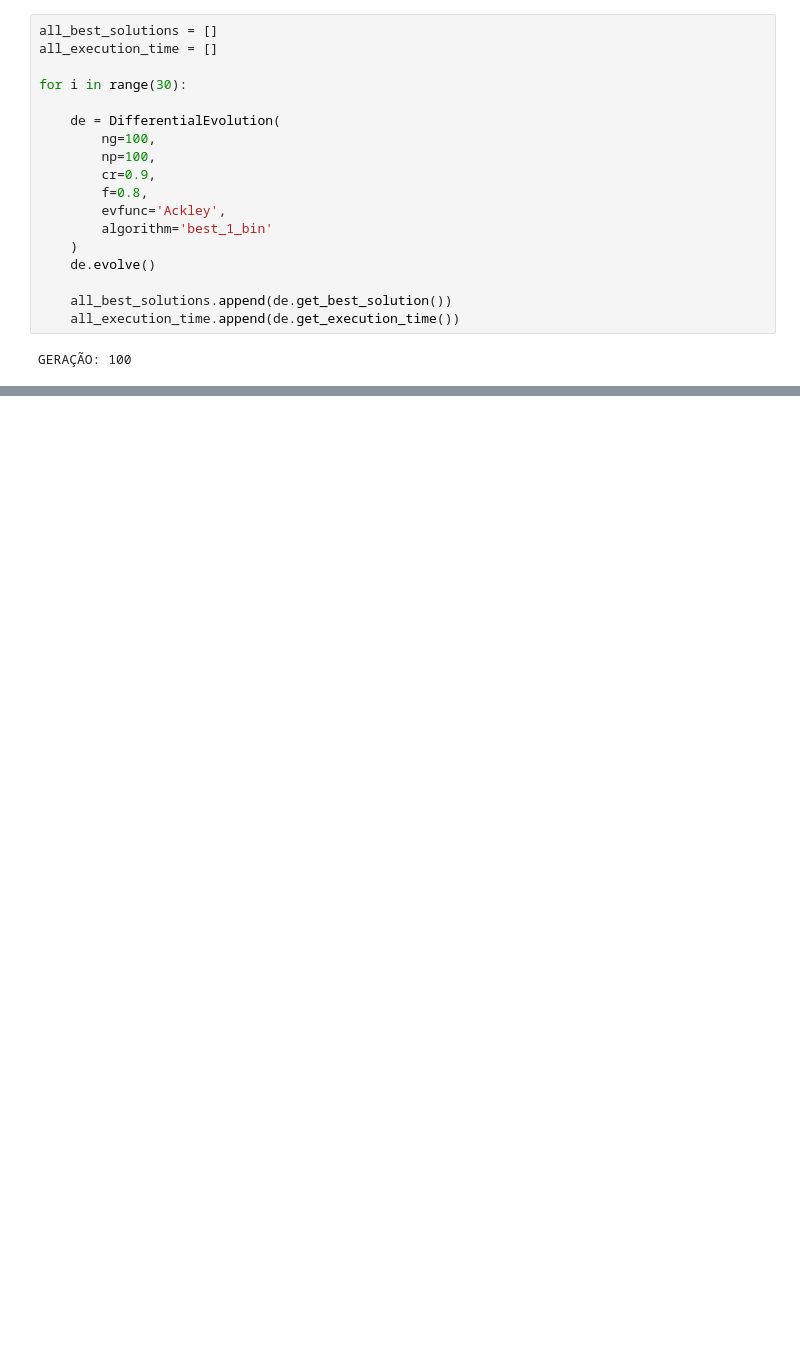
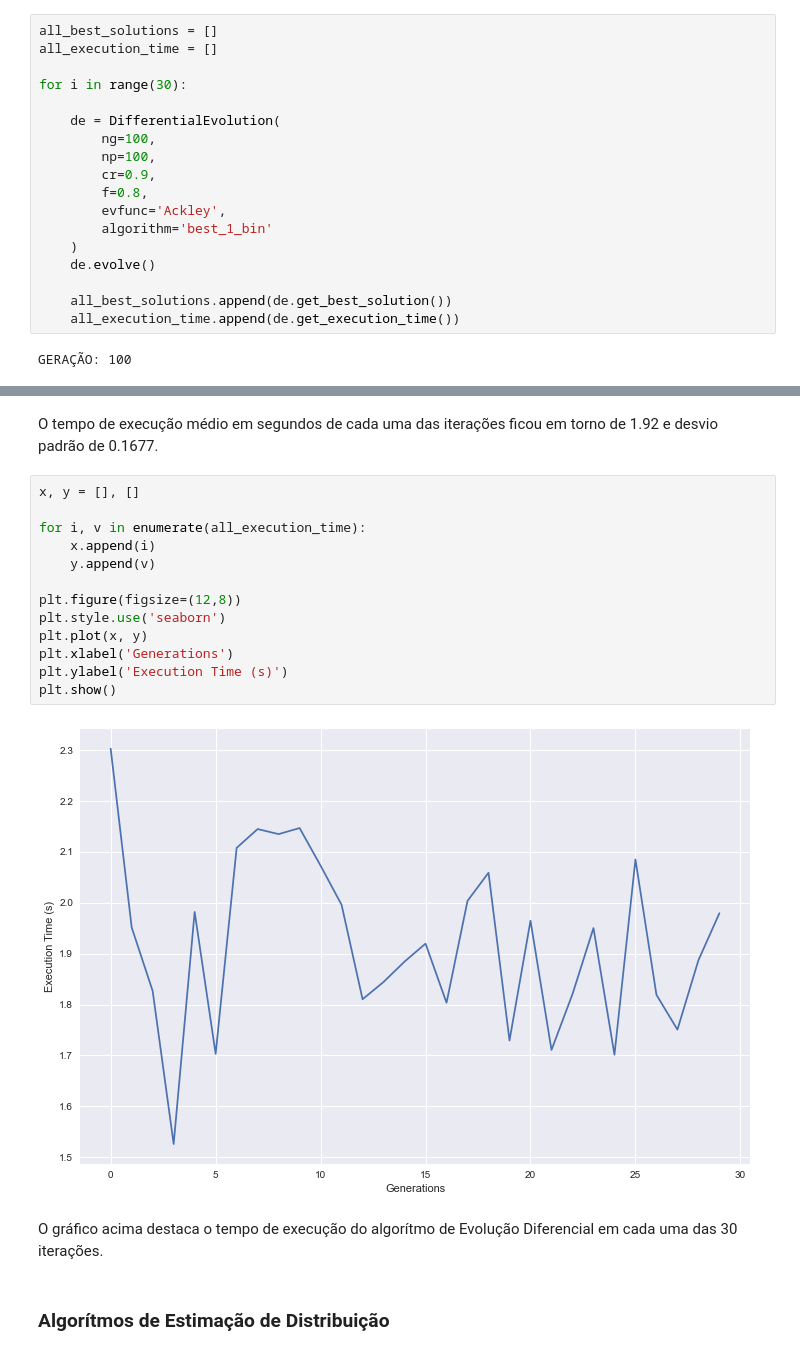
Before and after one commit to csamuelr/evocomp, a Jupyter notebook: exercicio_letra_a.ipynb, the cells around one changed output, grey strips where cells are left out. Drawn from its saved outputs; the diff is of its cells as text; blank space fills up the shorter version.

```diff
--- a/exercicio_letra_a.ipynb
+++ b/exercicio_letra_a.ipynb
@@ -109,0 +155,21 @@ GERAÇÃO: 100
+# %% [markdown]
+O tempo de execução médio em segundos de cada uma das iterações ficou em torno de 1.92 e desvio padrão de 0.1677.
+# %%
+x, y = [], []
+
+for i, v in enumerate(all_execution_time):
+    x.append(i)
+    y.append(v)
+
+plt.figure(figsize=(12,8))
+plt.style.use('seaborn')
+plt.plot(x, y)
+plt.xlabel('Generations')
+plt.ylabel('Execution Time (s)')
+plt.show()
+# %% [output]
+[figure, added]
+# %% [markdown]
+O gráfico acima destaca o tempo de execução do algorítmo de Evolução Diferencial em cada uma das 30 iterações.
+# %% [markdown]
+### Algorítmos de Estimação de Distribuição
```
Also changed, not shown: parts of 37 cells of this notebook, 7 other files.
